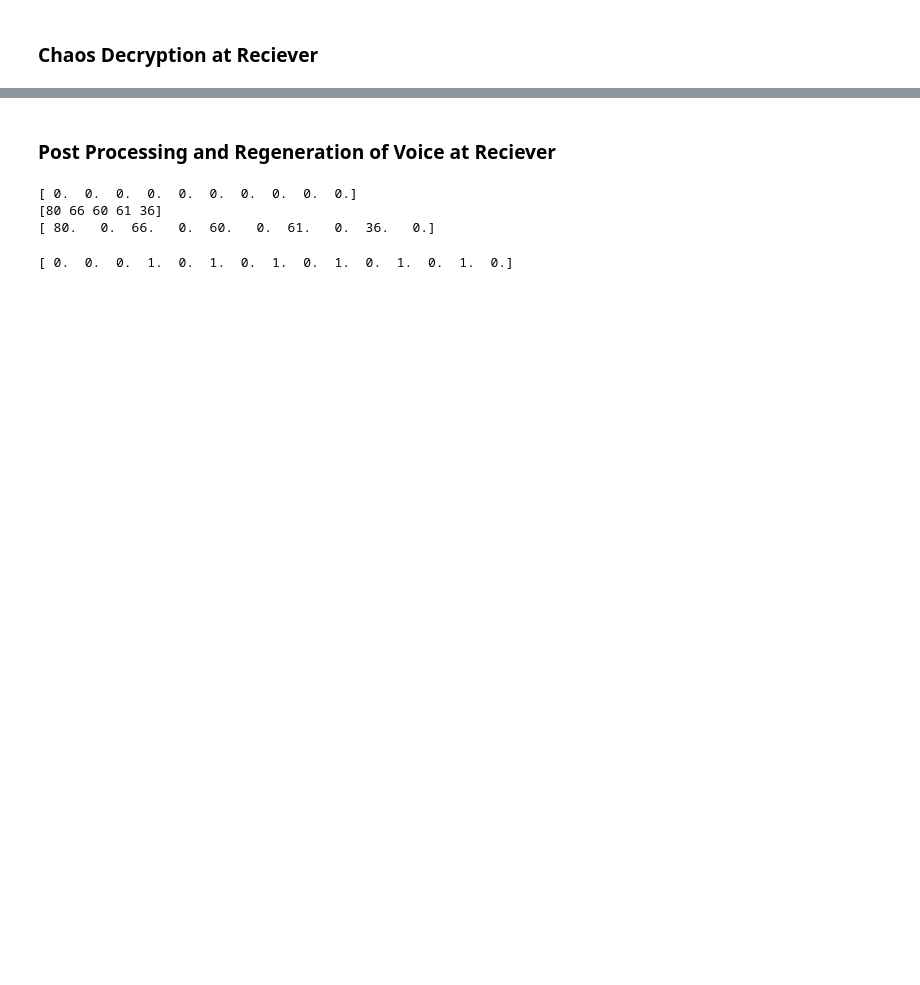
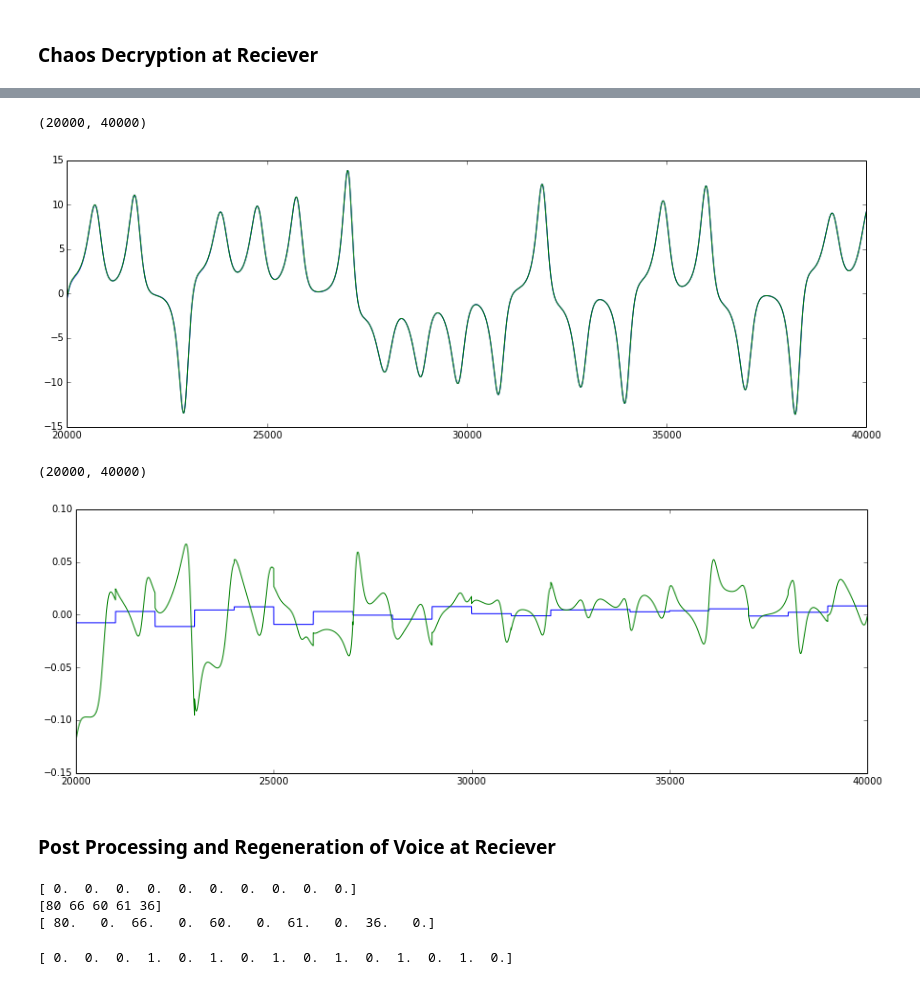
Before and after one commit to abhisheietk/crypto-chaotic, a Jupyter notebook: doc/demo.ipynb, the cells around one changed output, grey strips where cells are left out. Saved outputs shown, nothing was run; the diff lists cells and outputs as text; code cells hidden in the pictures; blank space fills up the shorter version.

```diff
--- a/doc/demo.ipynb
+++ b/doc/demo.ipynb
@@ -145,3 +204,11 @@ drawfft([encryptedx, xr, recovered], d, xlow=0, xhigh=0.0008, ylow=0, yhigh=0)
+# %%
+modulation.plotamp([xt, xr], xmin = 20000, xmax = 40000)
+modulation.plotamp([cut_samples, recovered], xmin = 20000, xmax = 40000)
+# %% [output]
+(20000, 40000)
+[figure, added]
+(20000, 40000)
+[figure, added]
 # %% [markdown]
 ### Post Processing and Regeneration of Voice at Reciever
 # %%
```
Also changed, not shown: parts of 6 cells of this notebook, 4 other files.
